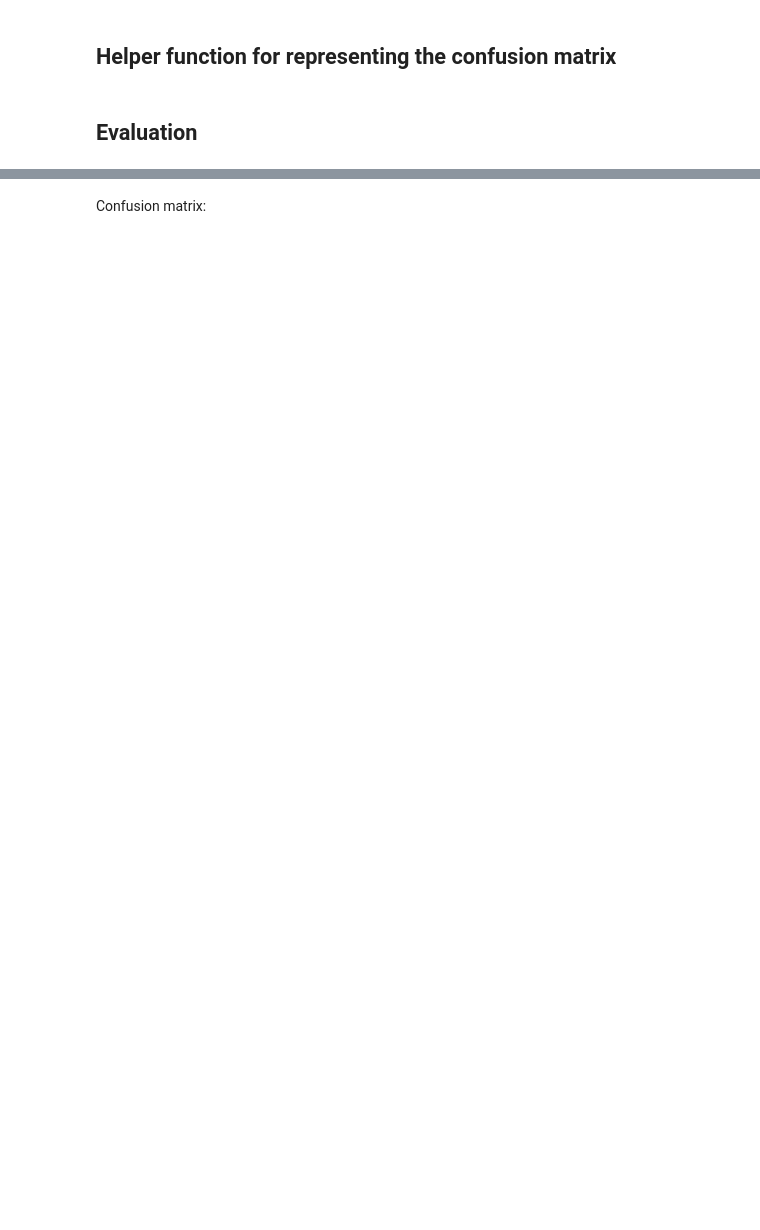
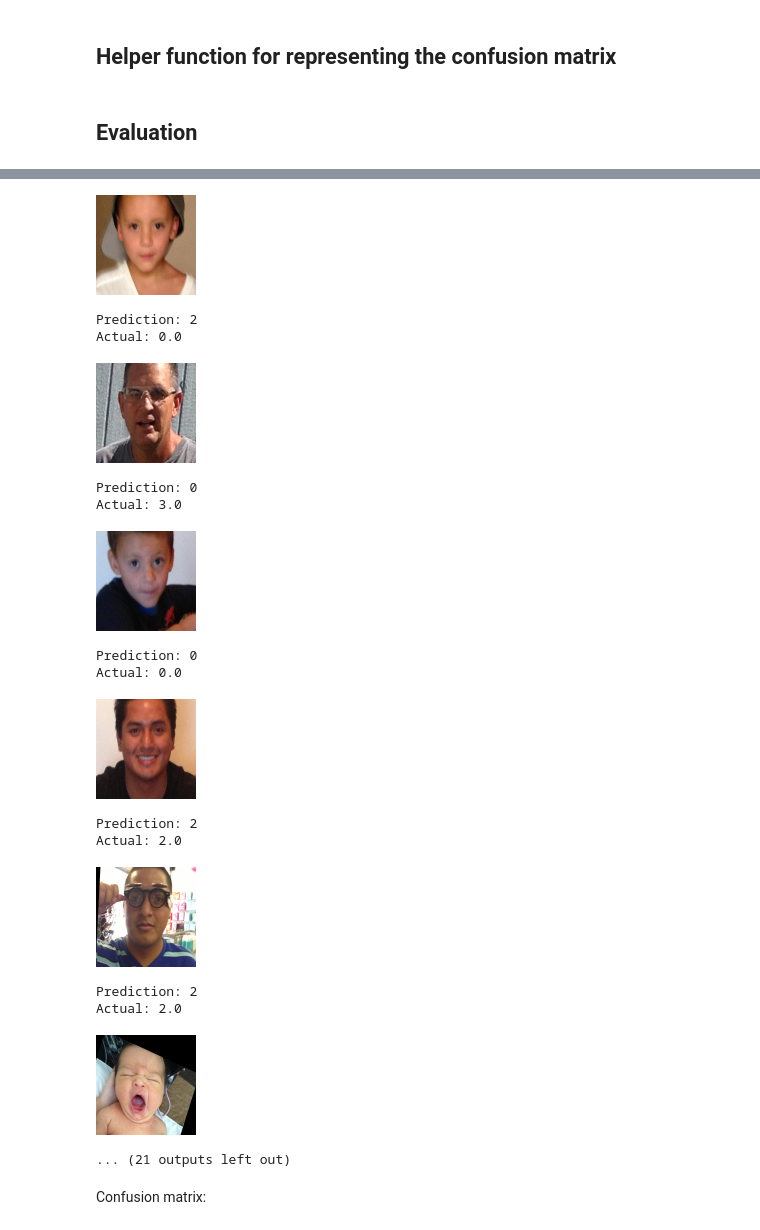
Before and after one commit to mdrabic5/SSIP-2021-Age-recognition-project, a Jupyter notebook: SSIP_2021_age_recognition.ipynb, the cells around one changed output, grey strips where cells are left out. Cells and saved outputs as stored; diff of their text form; code cells hidden in the pictures; blank space fills up the shorter version.

```diff
--- a/SSIP_2021_age_recognition.ipynb
+++ b/SSIP_2021_age_recognition.ipynb
@@ -265,19 +271,13 @@ def plot_confusion_matrix(cm, classes, matrix_name, normalize=False, title='', c
 ## Evaluation
 # %%
 # Load the model with best weights
-age_model = tf.keras.models.load_model(weight_path)
-
-# Evaluation
-X_test, Y_test = create_dataset(df_metadata_test)
-
-results = age_model.evaluate(X_test, Y_test)
-print("test loss, test acc:", results)
-
+age_model = tf.keras.models.load_model(WEIGHT_PATH)
 
 # Make some predictions on 16 images
-predicted_classes = age_model.predict(X_test, batch_size=16)
-predicted_classes = np.argmax(predicted_classes, axis=1)
-actual_classes = Y_test
+pred = age_model.predict(test_gen,
+                         verbose=1)
+predicted_classes = np.argmax(pred, axis=1)
+actual_classes = df_metadata_test['label'].to_numpy()
 
 for i in range(16):
   image_path = IMAGES_DIR + 'images_original/aligned/' + df_metadata_test['image_path'][i]
@@ -288,3 +288,4 @@ for i in range(16):
 
   print("Prediction:", predicted_classes[i])
   print("Actual:", actual_classes[i])
+# %% [output]
@@ -291,3 +293,20 @@ for i in range(16):
+[figure, added]
+Prediction: 2
+Actual: 0.0
+[figure, added]
+Prediction: 0
+Actual: 3.0
+[figure, added]
+Prediction: 0
+Actual: 0.0
+[figure, added]
+Prediction: 2
+Actual: 2.0
+[figure, added]
+Prediction: 2
+Actual: 2.0
+[figure, added]
+... (21 outputs left out)
 # %% [markdown]
 Confusion matrix:
 # %%
```
Also changed, not shown: parts of 18 cells of this notebook.
